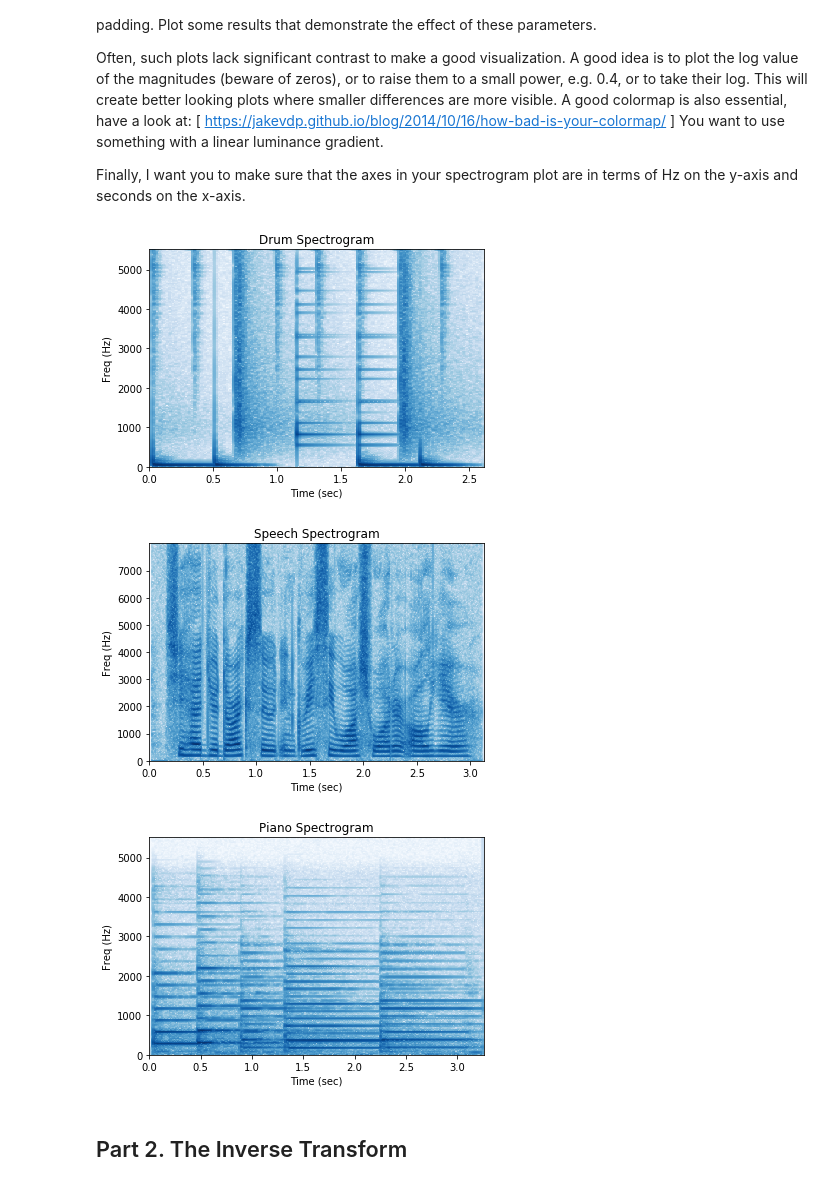
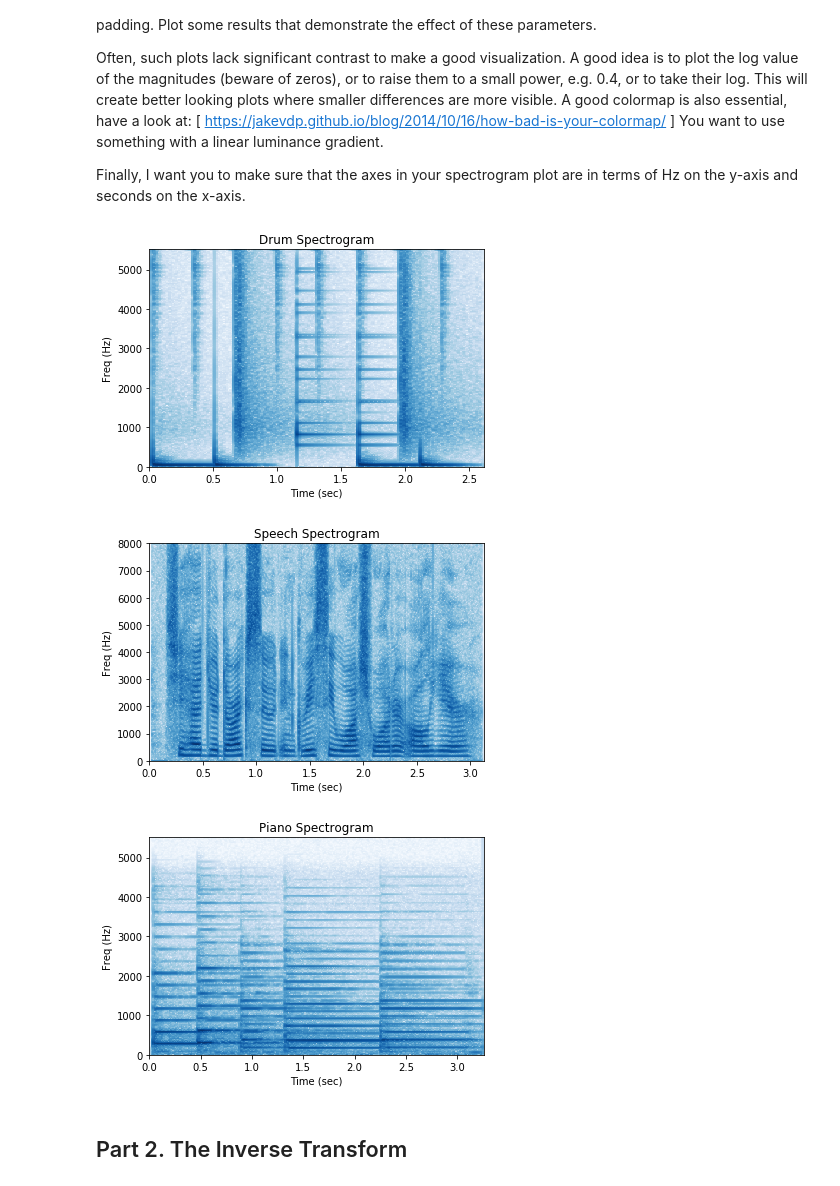
Before and after one commit to taiyingchen/CS498PS, a Jupyter notebook: Lab_1.ipynb, the cells around one changed output. Cells and saved outputs as stored; diff of their text form; code cells hidden in the pictures.

Commit message:
Refine STFT and plot spectrogram functions

```diff
--- a/Lab_1.ipynb
+++ b/Lab_1.ipynb
@@ -68,13 +68,10 @@ def stft( input_sound, dft_size, hop_size, zero_pad, window):
     f = []
     for frame in frames:
         freq_vec = np.reshape(np.fft.rfft(frame, dft_size+zero_pad), (-1, 1))
-        if len(f) == 0:
-            f = freq_vec
-        else:
-            f = np.hstack((f, freq_vec))
+        f.append(freq_vec)
 
     # Return a complex-valued spectrogram (frequencies x time)
-    return f
+    return np.hstack(f)
 
 # Load each sound
 sr_drum, t_drum = read('data/80s.wav')
@@ -85,35 +82,35 @@ sr_piano, t_piano = read('data/piano.wav')
 dft_size = 512
 hop_size = 128
 zero_pad = 32
 analysis_window = np.hanning(dft_size)
 analysis_window = signal.windows.hann(dft_size, sym=False)
 
 f_drum = stft(t_drum, dft_size, hop_size, zero_pad, analysis_window)
 f_speech = stft(t_speech, dft_size, hop_size, zero_pad, analysis_window)
 f_piano = stft(t_piano, dft_size, hop_size, zero_pad, analysis_window)
 
 # Plot all the spectrograms
 def plot_spectrogram(time, freq, sample_rate, title):
     time_axis = np.linspace(0, len(time)/sample_rate, freq.shape[1])
-    freq_axis = np.linspace(0, np.max(np.fft.fftfreq(time.size, d=1/sample_rate)), freq.shape[0])
+    freq_axis = np.linspace(0, sample_rate/2, freq.shape[0])
     freq_abs = np.absolute(freq)
     plt.pcolormesh(time_axis, freq_axis, np.log(freq_abs + np.e), cmap='Blues')
     plt.title(title)
     plt.xlabel('Time (sec)')
     plt.ylabel('Freq (Hz)')
     plt.show()
 
 plt.figure(1)
 plot_spectrogram(t_drum, f_drum, sr_drum, 'Drum Spectrogram')
 
 plt.figure(2)
 plot_spectrogram(t_speech, f_speech, sr_speech, 'Speech Spectrogram')
 
 plt.figure(3)
 plot_spectrogram(t_piano, f_piano, sr_piano, 'Piano Spectrogram')
 # %% [output]
 [figure]
-[figure, old version]
+[figure, new version]
 [figure]
 # %% [markdown]
 ## Part 2. The Inverse Transform
```
Also changed, not shown: 1 other file.
